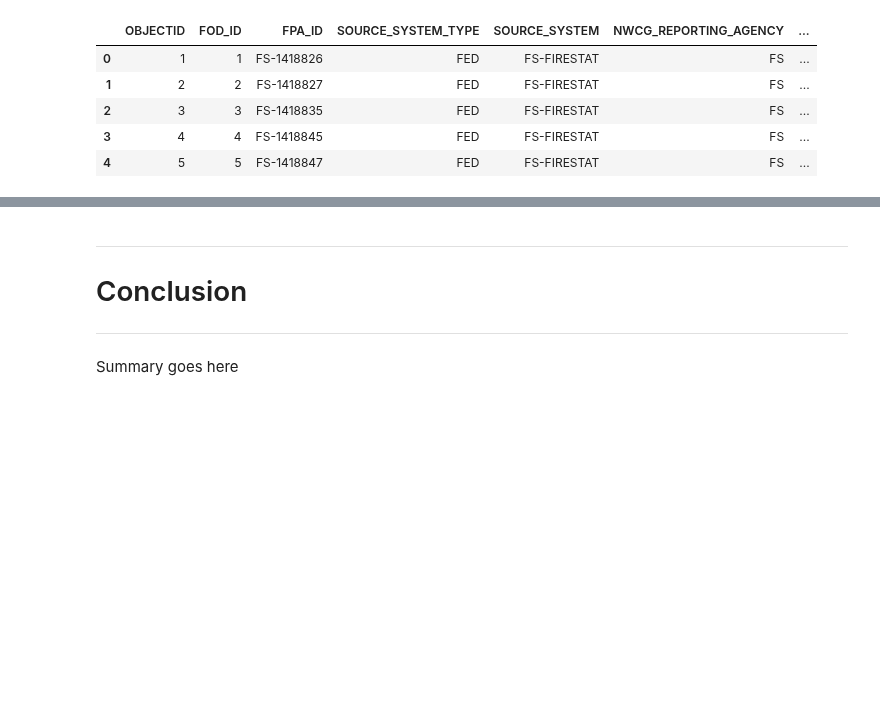
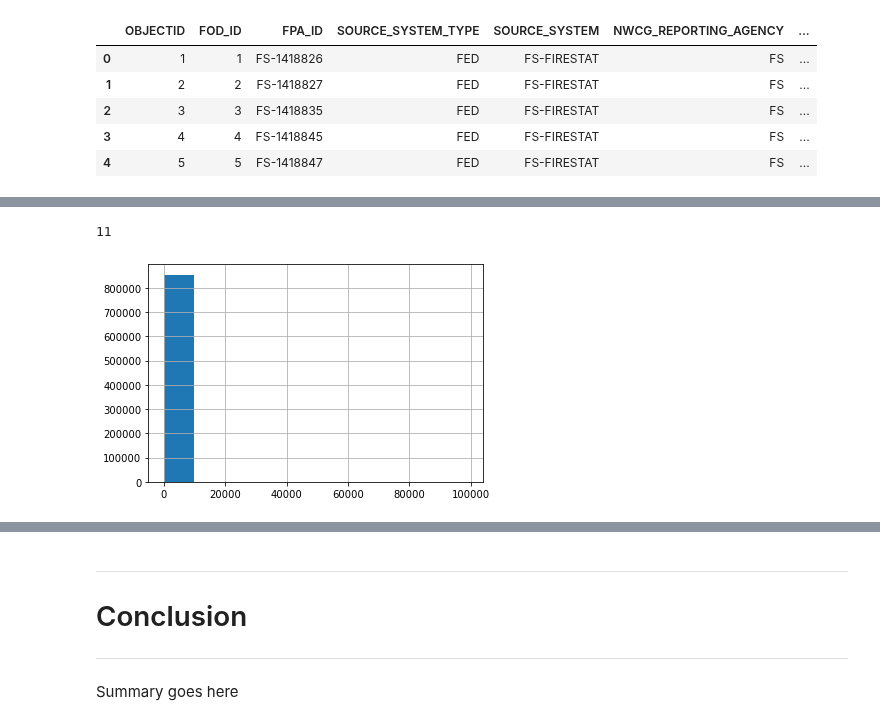
Before and after one commit to Dames-Researching-Flames/Sound-the-Alarm, a Jupyter notebook: Individual Works/Jeanettes_Workbook.ipynb, the cells around one changed output, grey strips where cells are left out. Drawn from its saved outputs; the diff is of its cells as text; code cells hidden in the pictures; blank space fills up the shorter version.

```diff
--- a/Individual Works/Jeanettes_Workbook.ipynb
+++ b/Individual Works/Jeanettes_Workbook.ipynb
@@ -89,0 +153,10 @@ It’s not always possible to predict the precise trigger or spark for a wildfir
+# %%
+# How many fires,that are missing containment_date's, are greater than 100_000 acres?
+(df[df.containment_date.isnull()].fire_size > 100_000).sum()
+# %% [output]
+11
+# %%
+# Looking at fires, missing containment_date's, under 100_000 acres
+df[(df.containment_date.isnull()) & (df.fire_size < 100_000)].fire_size.hist();
+# %% [output]
+[figure, added]
```
Also changed, not shown: parts of 34 cells of this notebook, 1 other file.
